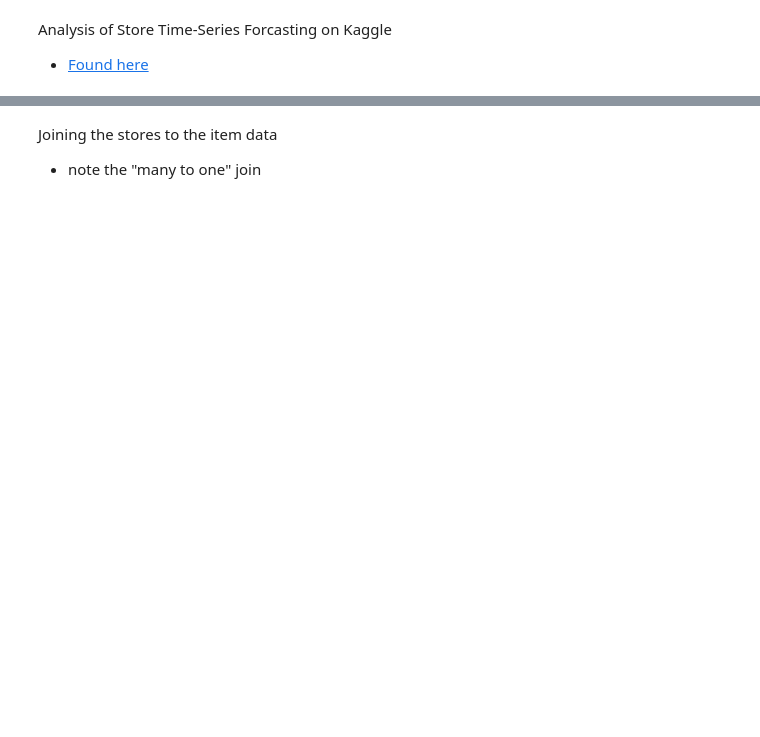
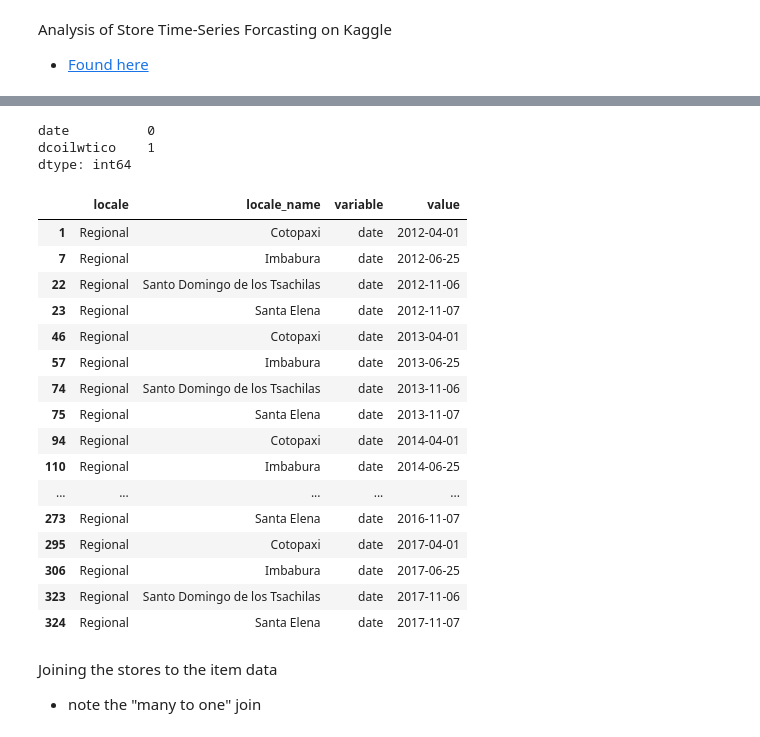
Before and after one commit to ajn123/Machine-Learning, a Jupyter notebook: EcuadorTimeSeries.ipynb, the cells around one changed output, grey strips where cells are left out. Cells and saved outputs as stored; diff of their text form; code cells hidden in the pictures; blank space fills up the shorter version.

```diff
--- a/EcuadorTimeSeries.ipynb
+++ b/EcuadorTimeSeries.ipynb
@@ -30,0 +69,34 @@ stores
+# %%
+o = oil.interpolate(method="nearest", order=2)
+
+o.isna().sum()
+# %% [output]
+date          0
+dcoilwtico    1
+dtype: int64
+# %%
+holidays_no = holidays[holidays.transferred == False].melt(id_vars=['locale', 'locale_name'], value_vars=['date'])
+
+national = holidays_no.query('locale == "National"').drop_duplicates(subset=['value'])
+regional = holidays_no.query('locale == "Regional"').drop_duplicates(subset=['value'])
+local = holidays_no.query('locale == "Local"').drop_duplicates(subset=['value'])
+
+regional
+# %% [output]
+|  | locale | locale_name | variable | value |
+| 1 | Regional | Cotopaxi | date | 2012-04-01 |
+| 7 | Regional | Imbabura | date | 2012-06-25 |
+| 22 | Regional | Santo Domingo de los Tsachilas | date | 2012-11-06 |
+| 23 | Regional | Santa Elena | date | 2012-11-07 |
+| 46 | Regional | Cotopaxi | date | 2013-04-01 |
+| 57 | Regional | Imbabura | date | 2013-06-25 |
+| 74 | Regional | Santo Domingo de los Tsachilas | date | 2013-11-06 |
+| 75 | Regional | Santa Elena | date | 2013-11-07 |
+| 94 | Regional | Cotopaxi | date | 2014-04-01 |
+| 110 | Regional | Imbabura | date | 2014-06-25 |
+| ... | ... | ... | ... | ... |
+| 273 | Regional | Santa Elena | date | 2016-11-07 |
+| 295 | Regional | Cotopaxi | date | 2017-04-01 |
+| 306 | Regional | Imbabura | date | 2017-06-25 |
+| 323 | Regional | Santo Domingo de los Tsachilas | date | 2017-11-06 |
+| 324 | Regional | Santa Elena | date | 2017-11-07 |
```
Also changed, not shown: parts of 30 cells of this notebook, 18 other files.
